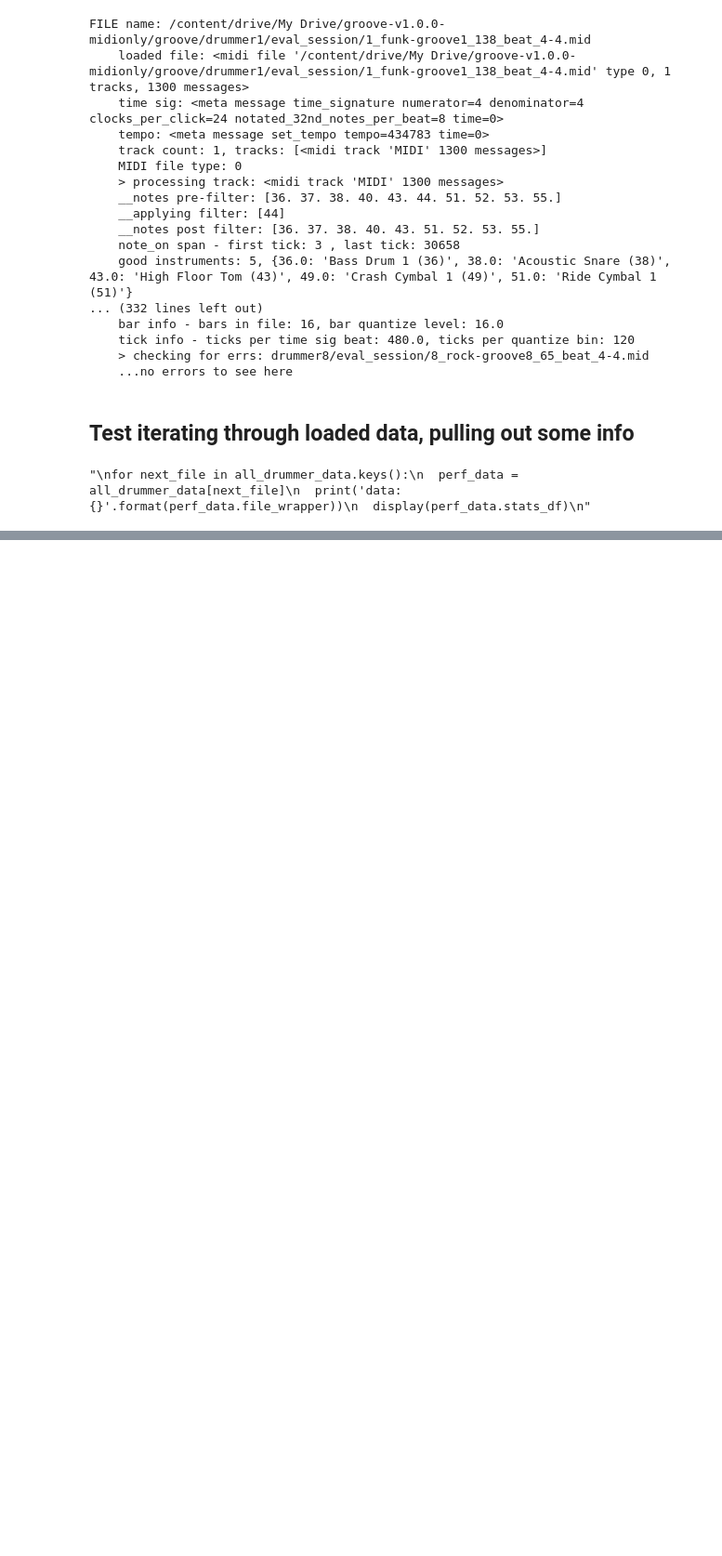
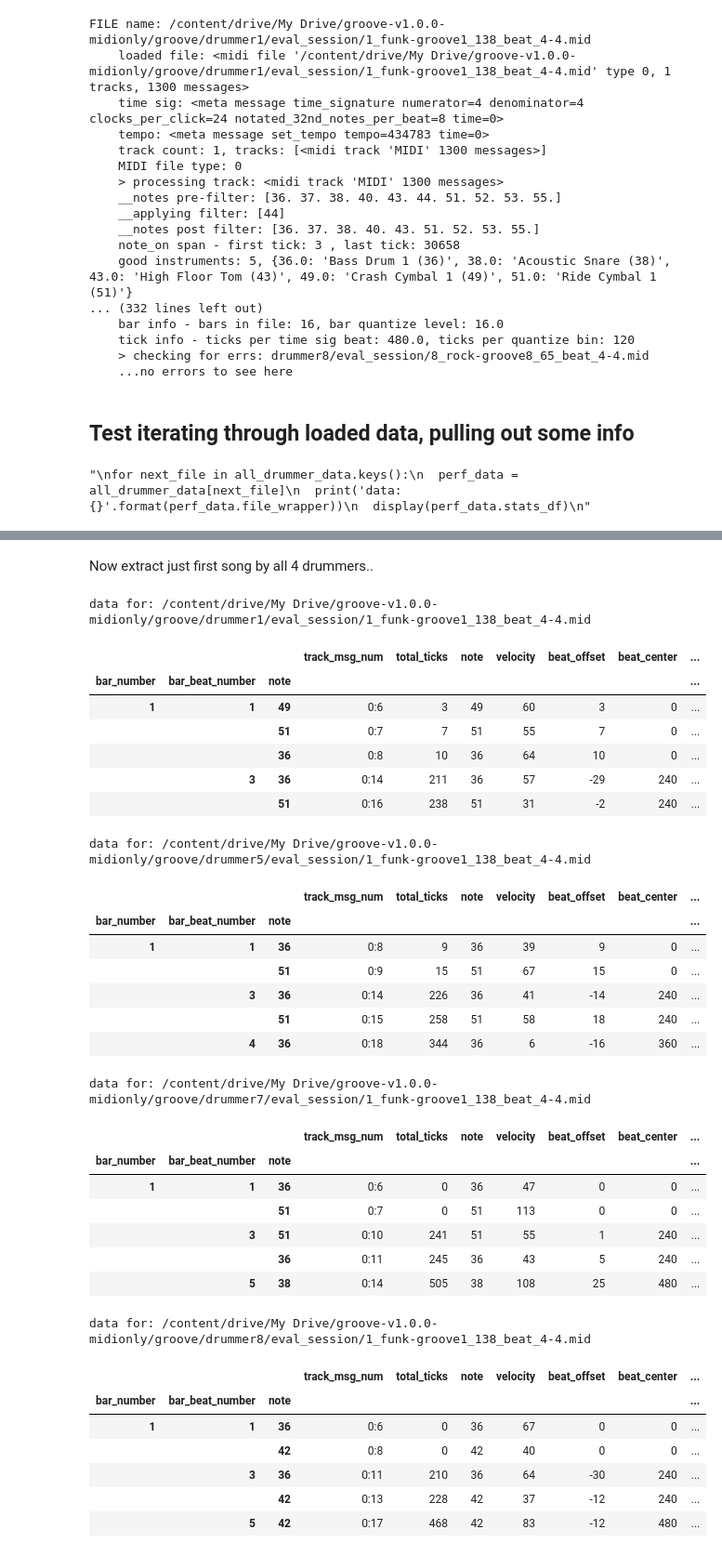
Before and after one commit to curtiscu/LYIT, a Jupyter notebook: BulkLoadingAndFiltering_1.ipynb, the cells around one changed output, grey strips where cells are left out. Shown at 93% size. Drawn from its saved outputs; the diff is of its cells as text; code cells hidden in the pictures; blank space fills up the shorter version.

```diff
--- a/BulkLoadingAndFiltering_1.ipynb
+++ b/BulkLoadingAndFiltering_1.ipynb
@@ -367,0 +389,4 @@ for next_file in all_drummer_data.keys():
+# %%
+print('total files: {}'.format(len(all_drummer_data.keys())))
+for next_file in all_drummer_data.keys():
+  print('data for: {}'.format(all_drummer_data[next_file].file_wrapper.my_file_name))
@@ -367,0 +411,44 @@ for next_file in all_drummer_data.keys():
+# %% [markdown]
+Now extract just first song by all 4 drummers..
+# %%
+style_filter = "1_funk-groove1"
+
+for next_file in all_drummer_data.keys():
+  perf_data = all_drummer_data[next_file]
+  file_name = perf_data.file_wrapper.my_file_name
+  if style_filter in file_name:
+    print('data for: {}'.format(file_name))
+    display(perf_data.file_df.head())
+# %% [output]
+data for: /content/drive/My Drive/groove-v1.0.0-midionly/groove/drummer1/eval_session/1_funk-groove1_138_beat_4-4.mid
+|  |  |  | track_msg_num | total_ticks | note | velocity | beat_offset | beat_center | ... |
+| bar_number | bar_beat_number | note |  |  |  |  |  |  | ... |
+| 1 | 1 | 49 | 0:6 | 3 | 49 | 60 | 3 | 0 | ... |
+|  |  | 51 | 0:7 | 7 | 51 | 55 | 7 | 0 | ... |
+|  |  | 36 | 0:8 | 10 | 36 | 64 | 10 | 0 | ... |
+|  | 3 | 36 | 0:14 | 211 | 36 | 57 | -29 | 240 | ... |
+|  |  | 51 | 0:16 | 238 | 51 | 31 | -2 | 240 | ... |
+data for: /content/drive/My Drive/groove-v1.0.0-midionly/groove/drummer5/eval_session/1_funk-groove1_138_beat_4-4.mid
+|  |  |  | track_msg_num | total_ticks | note | velocity | beat_offset | beat_center | ... |
+| bar_number | bar_beat_number | note |  |  |  |  |  |  | ... |
+| 1 | 1 | 36 | 0:8 | 9 | 36 | 39 | 9 | 0 | ... |
+|  |  | 51 | 0:9 | 15 | 51 | 67 | 15 | 0 | ... |
+|  | 3 | 36 | 0:14 | 226 | 36 | 41 | -14 | 240 | ... |
+|  |  | 51 | 0:15 | 258 | 51 | 58 | 18 | 240 | ... |
+|  | 4 | 36 | 0:18 | 344 | 36 | 6 | -16 | 360 | ... |
+data for: /content/drive/My Drive/groove-v1.0.0-midionly/groove/drummer7/eval_session/1_funk-groove1_138_beat_4-4.mid
+|  |  |  | track_msg_num | total_ticks | note | velocity | beat_offset | beat_center | ... |
+| bar_number | bar_beat_number | note |  |  |  |  |  |  | ... |
+| 1 | 1 | 36 | 0:6 | 0 | 36 | 47 | 0 | 0 | ... |
+|  |  | 51 | 0:7 | 0 | 51 | 113 | 0 | 0 | ... |
+|  | 3 | 51 | 0:10 | 241 | 51 | 55 | 1 | 240 | ... |
+|  |  | 36 | 0:11 | 245 | 36 | 43 | 5 | 240 | ... |
+|  | 5 | 38 | 0:14 | 505 | 38 | 108 | 25 | 480 | ... |
+data for: /content/drive/My Drive/groove-v1.0.0-midionly/groove/drummer8/eval_session/1_funk-groove1_138_beat_4-4.mid
+|  |  |  | track_msg_num | total_ticks | note | velocity | beat_offset | beat_center | ... |
+| bar_number | bar_beat_number | note |  |  |  |  |  |  | ... |
+| 1 | 1 | 36 | 0:6 | 0 | 36 | 67 | 0 | 0 | ... |
+|  |  | 42 | 0:8 | 0 | 42 | 40 | 0 | 0 | ... |
+|  | 3 | 36 | 0:11 | 210 | 36 | 64 | -30 | 240 | ... |
+|  |  | 42 | 0:13 | 228 | 42 | 37 | -12 | 240 | ... |
+|  | 5 | 42 | 0:17 | 468 | 42 | 83 | -12 | 480 | ... |
```
Also changed, not shown: parts of 5 cells of this notebook.
